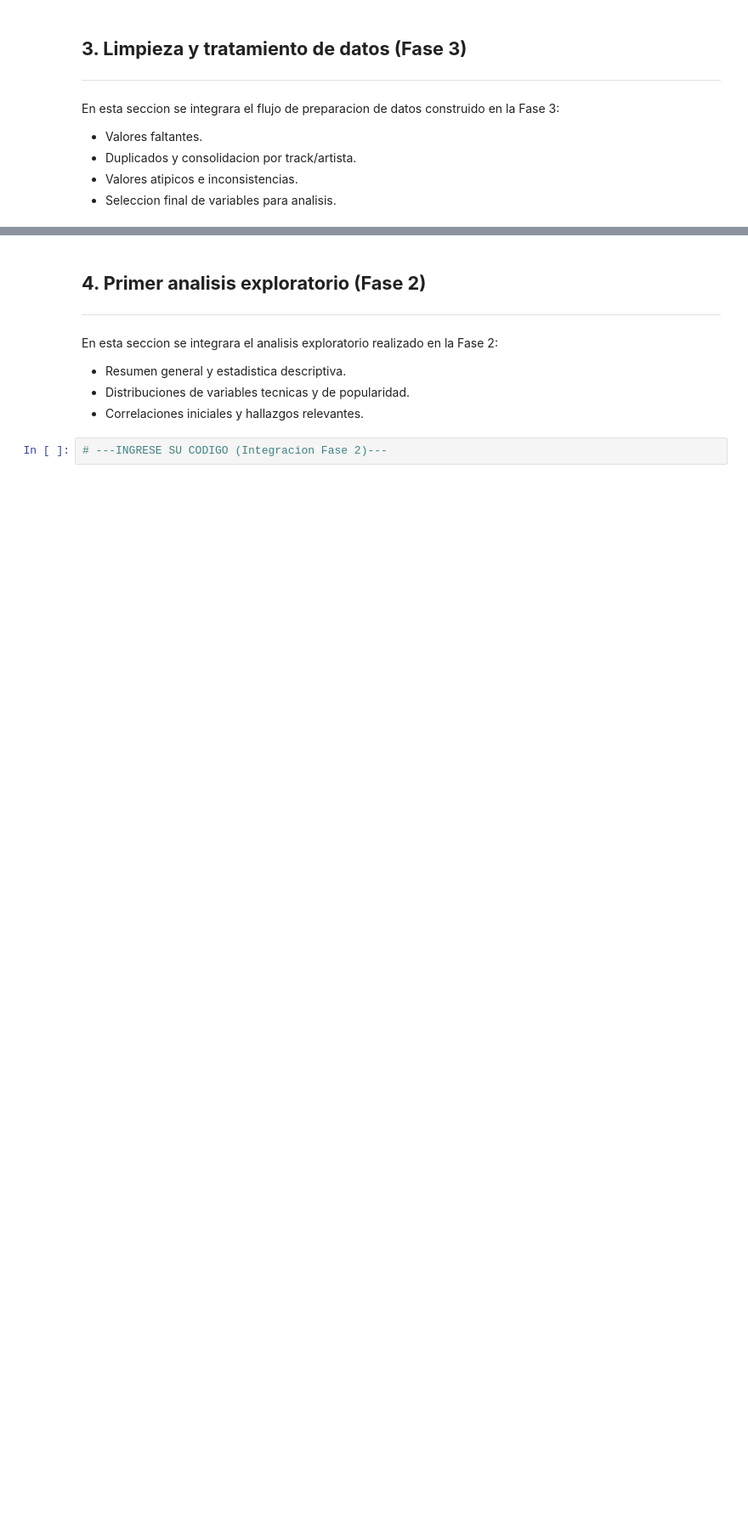
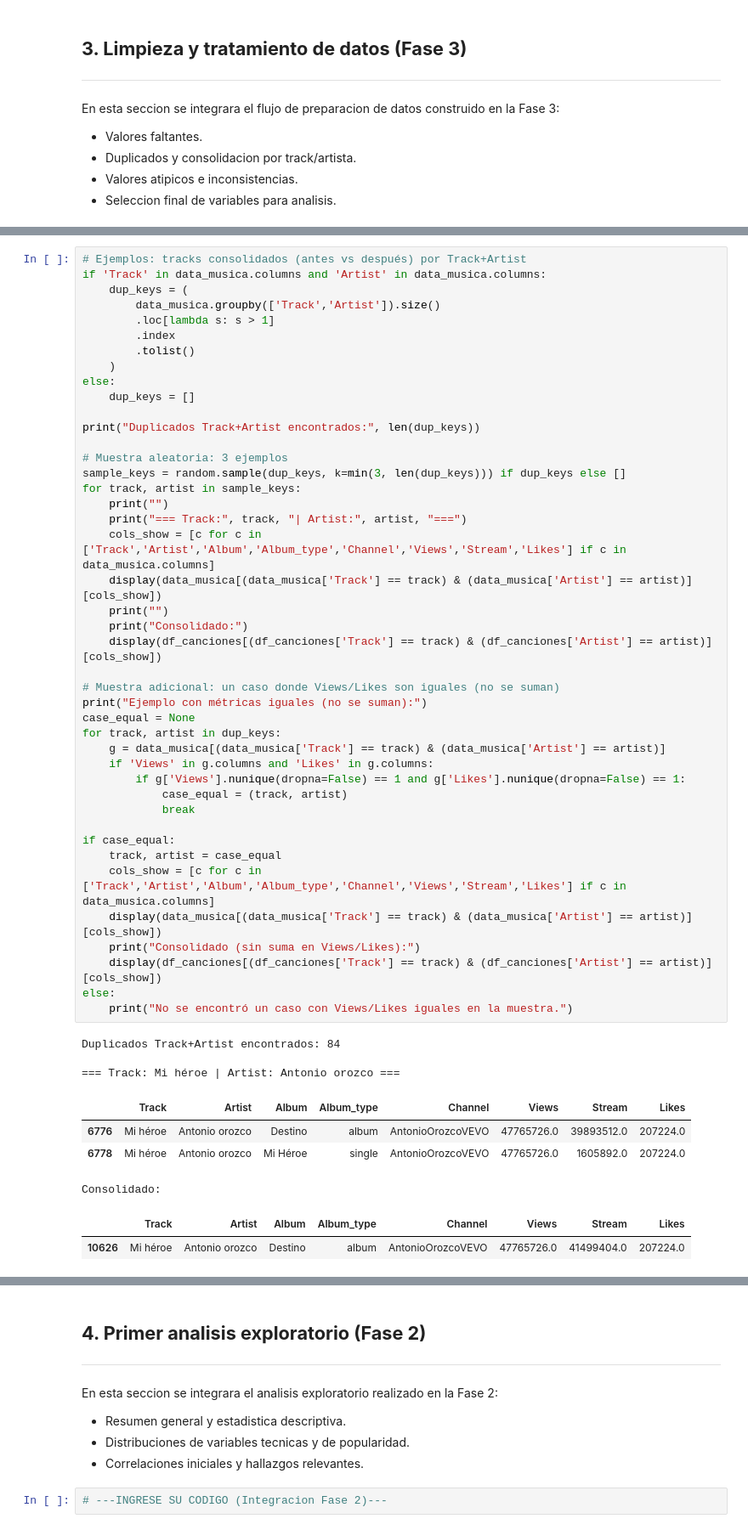
Before and after one commit to Locotin/diplomado-mlds, a Jupyter notebook: AVD/Proyecto/fase 4/M1U5_fase_4_Analisis_de_los_datos.ipynb, the cells around one changed output, grey strips where cells are left out. Shown at 85% size. Saved outputs shown, nothing was run; the diff lists cells and outputs as text; blank space fills up the shorter version.

```diff
--- a/AVD/Proyecto/fase 4/M1U5_fase_4_Analisis_de_los_datos.ipynb
+++ b/AVD/Proyecto/fase 4/M1U5_fase_4_Analisis_de_los_datos.ipynb
@@ -194,0 +402,53 @@ En esta seccion se integrara el flujo de preparacion de datos construido en la F
+# %%
+# Ejemplos: tracks consolidados (antes vs después) por Track+Artist
+if 'Track' in data_musica.columns and 'Artist' in data_musica.columns:
+    dup_keys = (
+        data_musica.groupby(['Track','Artist']).size()
+        .loc[lambda s: s > 1]
+        .index
+        .tolist()
+    )
+else:
+    dup_keys = []
+
+print("Duplicados Track+Artist encontrados:", len(dup_keys))
+
+# Muestra aleatoria: 3 ejemplos
+sample_keys = random.sample(dup_keys, k=min(3, len(dup_keys))) if dup_keys else []
+for track, artist in sample_keys:
+    print("")
+    print("=== Track:", track, "| Artist:", artist, "===")
+    cols_show = [c for c in ['Track','Artist','Album','Album_type','Channel','Views','Stream','Likes'] if c in data_musica.columns]
+    display(data_musica[(data_musica['Track'] == track) & (data_musica['Artist'] == artist)][cols_show])
+    print("")
+    print("Consolidado:")
+    display(df_canciones[(df_canciones['Track'] == track) & (df_canciones['Artist'] == artist)][cols_show])
+
+# Muestra adicional: un caso donde Views/Likes son iguales (no se suman)
+print("Ejemplo con métricas iguales (no se suman):")
+case_equal = None
+for track, artist in dup_keys:
+    g = data_musica[(data_musica['Track'] == track) & (data_musica['Artist'] == artist)]
+    if 'Views' in g.columns and 'Likes' in g.columns:
+        if g['Views'].nunique(dropna=False) == 1 and g['Likes'].nunique(dropna=False) == 1:
+            case_equal = (track, artist)
+            break
+
+if case_equal:
+    track, artist = case_equal
+    cols_show = [c for c in ['Track','Artist','Album','Album_type','Channel','Views','Stream','Likes'] if c in data_musica.columns]
+    display(data_musica[(data_musica['Track'] == track) & (data_musica['Artist'] == artist)][cols_show])
+    print("Consolidado (sin suma en Views/Likes):")
+    display(df_canciones[(df_canciones['Track'] == track) & (df_canciones['Artist'] == artist)][cols_show])
+else:
+    print("No se encontró un caso con Views/Likes iguales en la muestra.")
+# %% [output]
+Duplicados Track+Artist encontrados: 84
+
+=== Track: Mi héroe | Artist: Antonio orozco ===
+|  | Track | Artist | Album | Album_type | Channel | Views | Stream | Likes |
+| 6776 | Mi héroe | Antonio orozco | Destino | album | AntonioOrozcoVEVO | 47765726.0 | 39893512.0 | 207224.0 |
+| 6778 | Mi héroe | Antonio orozco | Mi Héroe | single | AntonioOrozcoVEVO | 47765726.0 | 1605892.0 | 207224.0 |
+Consolidado:
+|  | Track | Artist | Album | Album_type | Channel | Views | Stream | Likes |
+| 10626 | Mi héroe | Antonio orozco | Destino | album | AntonioOrozcoVEVO | 47765726.0 | 41499404.0 | 207224.0 |
```
Also changed, not shown: parts of 22 cells of this notebook.
